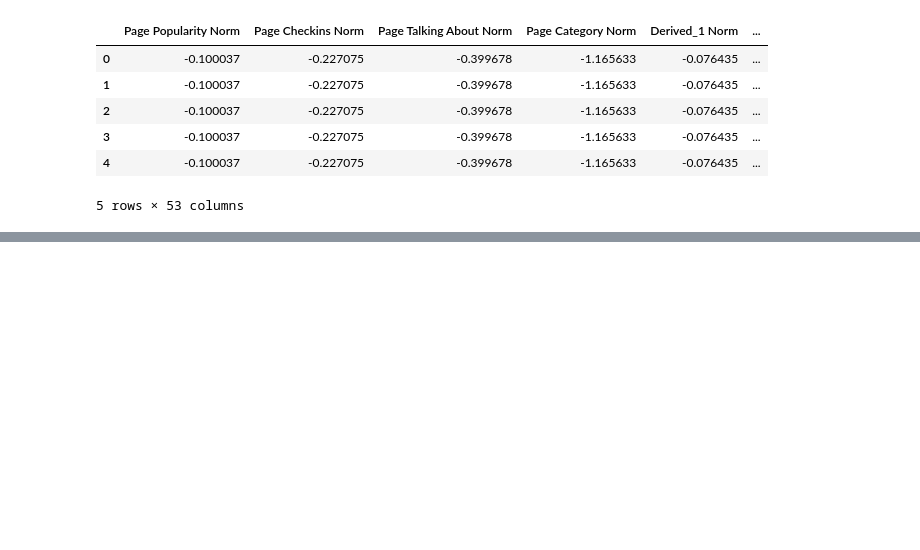
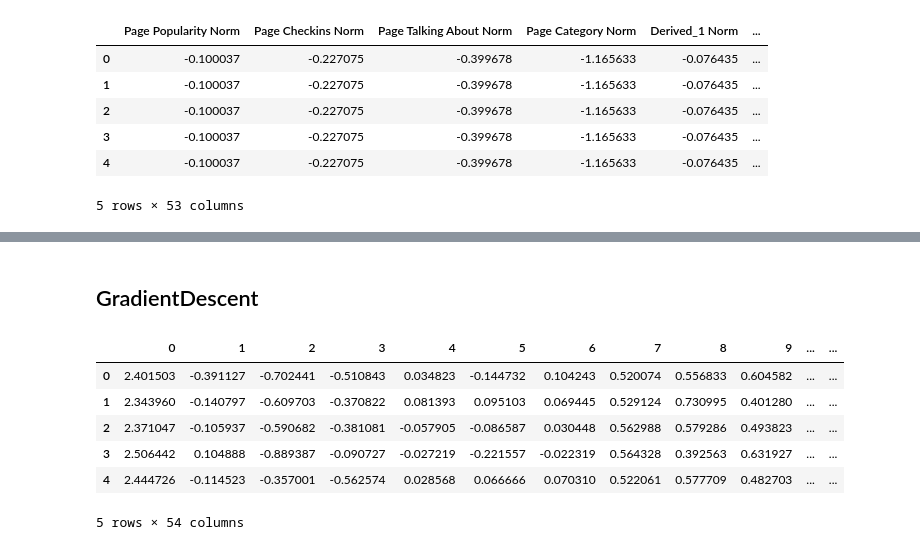
Before and after one commit to ilyazavadskij/ML_Course, a Jupyter notebook: Task_1/Task 1.ipynb, the cells around one changed output, grey strips where cells are left out. Drawn from its saved outputs; the diff is of its cells as text; code cells hidden in the pictures; blank space fills up the shorter version.

Commit message:
Create Gradient Descent

```diff
--- a/Task_1/Task 1.ipynb
+++ b/Task_1/Task 1.ipynb
@@ -169,0 +174,2 @@ pd.DataFrame(model_stats, columns = ['E', 'STD', 'MSE', 'R2'])
+# %% [markdown]
+## GradientDescent
@@ -169,0 +224,28 @@ pd.DataFrame(model_stats, columns = ['E', 'STD', 'MSE', 'R2'])
+# %%
+model_descent = GradientDescent()
+model_coefs = []
+model_stats = []
+
+kf = KFold(n_splits=5)
+kf.get_n_splits(X)
+for train_index, test_index in tqdm(kf.split(X)):
+    X_train = X[train_index]
+    y_train = y[train_index]
+    X_test = X[test_index]
+    y_test = y[test_index]
+
+    model_descent.fit(X_train, y_train)
+    y_pred = model_descent.predict(X_test)
+
+    model_coefs += [model_descent.feature_importances_]
+    model_stats += [[np.average(y_test-y_pred), np.std(y_test-y_pred), RMSE(y_test, y_pred), MSE(y_test, y_pred), R2(y_test, y_pred)]]
+# %%
+pd.DataFrame(model_coefs)
+# %% [output]
+|  | 0 | 1 | 2 | 3 | 4 | 5 | 6 | 7 | 8 | 9 | ... | ... |
+| 0 | 2.401503 | -0.391127 | -0.702441 | -0.510843 | 0.034823 | -0.144732 | 0.104243 | 0.520074 | 0.556833 | 0.604582 | ... | ... |
+| 1 | 2.343960 | -0.140797 | -0.609703 | -0.370822 | 0.081393 | 0.095103 | 0.069445 | 0.529124 | 0.730995 | 0.401280 | ... | ... |
+| 2 | 2.371047 | -0.105937 | -0.590682 | -0.381081 | -0.057905 | -0.086587 | 0.030448 | 0.562988 | 0.579286 | 0.493823 | ... | ... |
+| 3 | 2.506442 | 0.104888 | -0.889387 | -0.090727 | -0.027219 | -0.221557 | -0.022319 | 0.564328 | 0.392563 | 0.631927 | ... | ... |
+| 4 | 2.444726 | -0.114523 | -0.357001 | -0.562574 | 0.028568 | 0.066666 | 0.070310 | 0.522061 | 0.577709 | 0.482703 | ... | ... |
+5 rows × 54 columns
```
Also changed, not shown: parts of 9 cells of this notebook.
